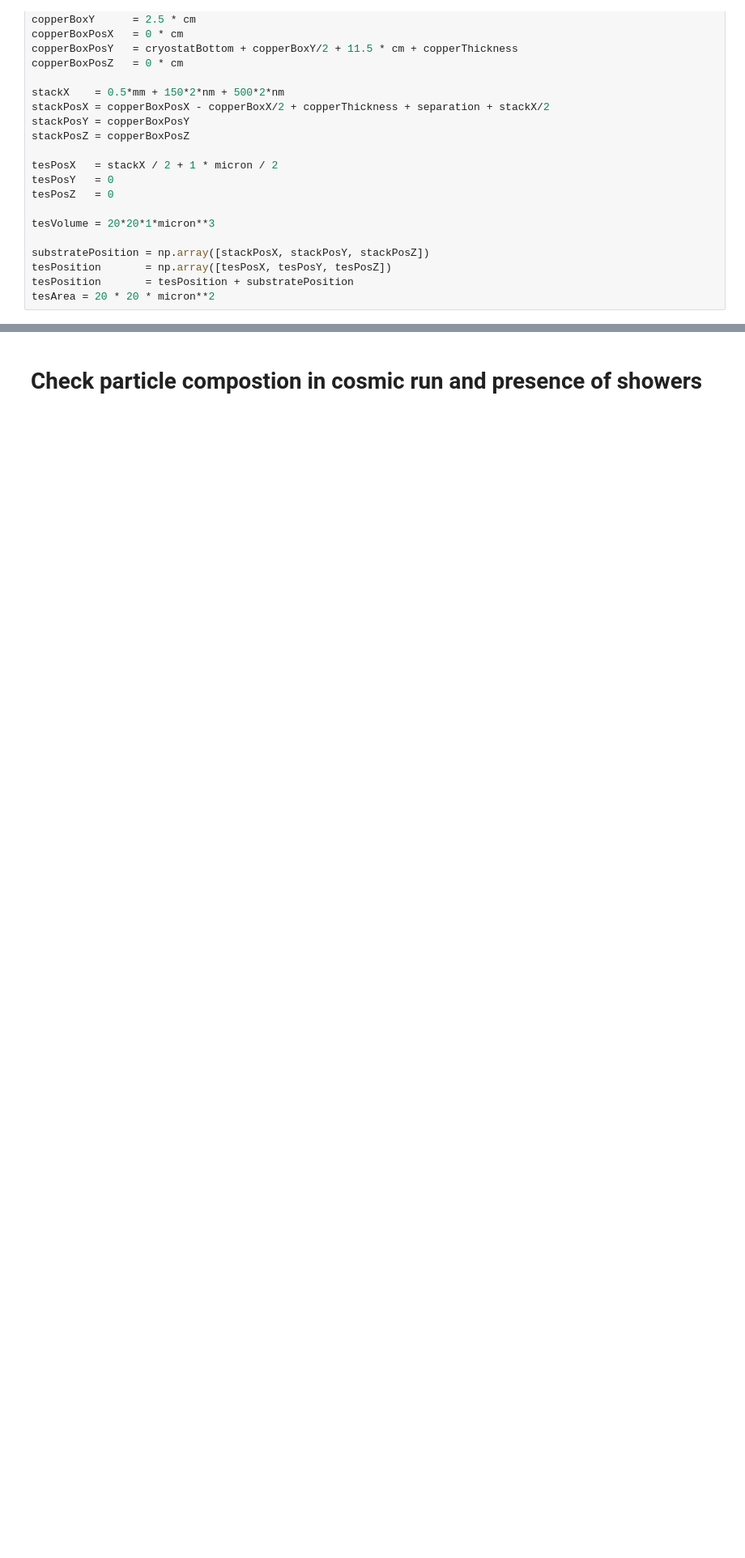
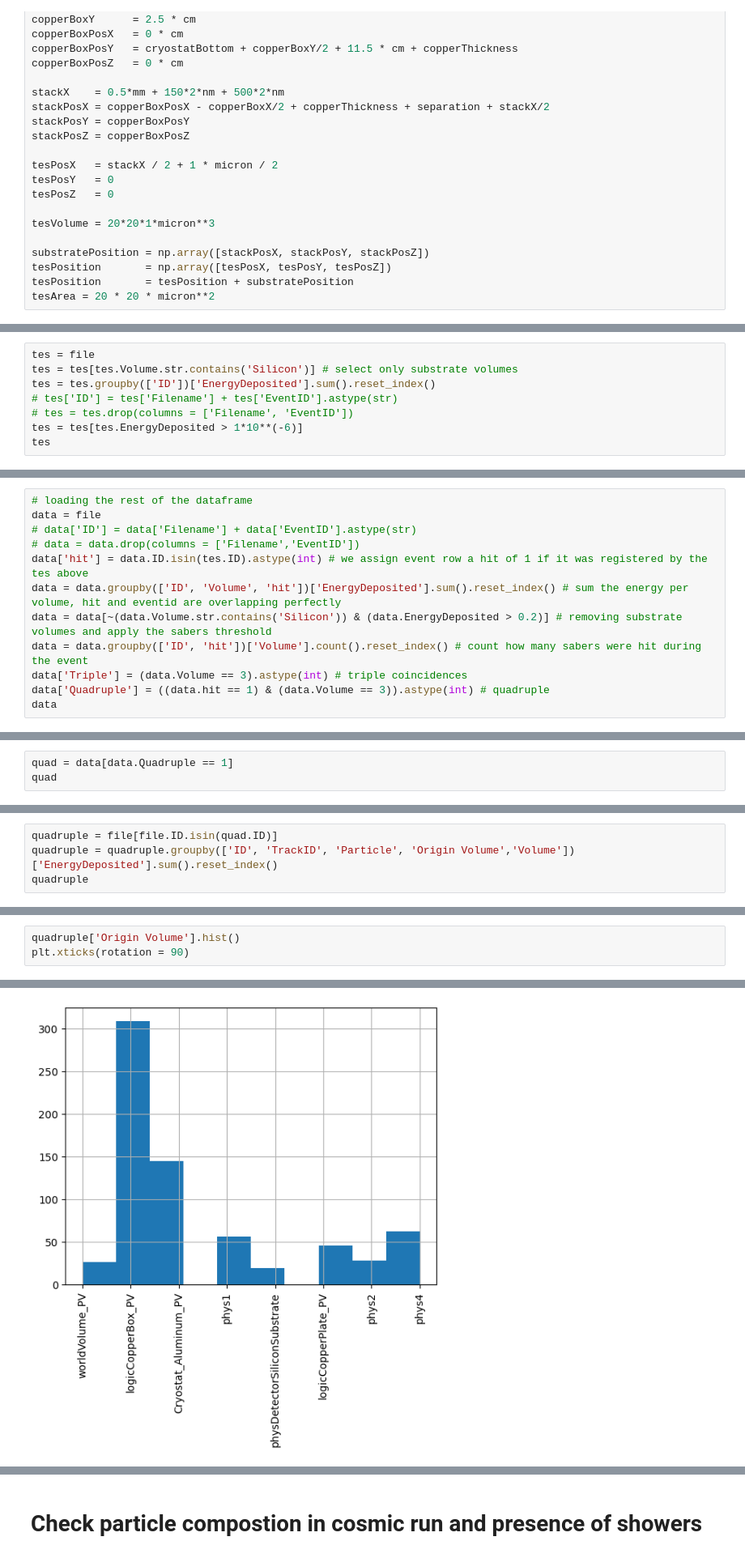
Before and after one commit to nyuad-astroparticle/tes-geant, a Jupyter notebook: analysis/coincidence.ipynb, the cells around one changed output, grey strips where cells are left out. Shown at 81% size. Cells and saved outputs as stored; diff of their text form; blank space fills up the shorter version.

Commit message:
quadruple coincidence examined

```diff
--- a/analysis/coincidence.ipynb
+++ b/analysis/coincidence.ipynb
@@ -116,0 +139,8 @@ TES Hits = 1386; Triple Coincidences = 4707; Quadruple Coincidences = 14
+# %%
+tes = file
+tes = tes[tes.Volume.str.contains('Silicon')] # select only substrate volumes
+tes = tes.groupby(['ID'])['EnergyDeposited'].sum().reset_index()
+# tes['ID'] = tes['Filename'] + tes['EventID'].astype(str)
+# tes = tes.drop(columns = ['Filename', 'EventID'])
+tes = tes[tes.EnergyDeposited > 1*10**(-6)]
+tes
@@ -116,0 +161,12 @@ TES Hits = 1386; Triple Coincidences = 4707; Quadruple Coincidences = 14
+# %%
+# loading the rest of the dataframe
+data = file
+# data['ID'] = data['Filename'] + data['EventID'].astype(str)
+# data = data.drop(columns = ['Filename','EventID'])
+data['hit'] = data.ID.isin(tes.ID).astype(int) # we assign event row a hit of 1 if it was registered by the tes above
+data = data.groupby(['ID', 'Volume', 'hit'])['EnergyDeposited'].sum().reset_index() # sum the energy per volume, hit and eventid are overlapping perfectly
+data = data[~(data.Volume.str.contains('Silicon')) & (data.EnergyDeposited > 0.2)] # removing substrate volumes and apply the sabers threshold
+data = data.groupby(['ID', 'hit'])['Volume'].count().reset_index() # count how many sabers were hit during the event
+data['Triple'] = (data.Volume == 3).astype(int) # triple coincidences
+data['Quadruple'] = ((data.hit == 1) & (data.Volume == 3)).astype(int) # quadruple
+data
@@ -116,0 +187,3 @@ TES Hits = 1386; Triple Coincidences = 4707; Quadruple Coincidences = 14
+# %%
+quad = data[data.Quadruple == 1]
+quad
@@ -116,0 +209,4 @@ TES Hits = 1386; Triple Coincidences = 4707; Quadruple Coincidences = 14
+# %%
+quadruple = file[file.ID.isin(quad.ID)]
+quadruple = quadruple.groupby(['ID', 'TrackID', 'Particle', 'Origin Volume','Volume'])['EnergyDeposited'].sum().reset_index()
+quadruple
@@ -116,0 +227,4 @@ TES Hits = 1386; Triple Coincidences = 4707; Quadruple Coincidences = 14
+# %%
+quadruple['Origin Volume'].hist()
+plt.xticks(rotation = 90)
+# %% [output]
@@ -116,0 +240 @@ TES Hits = 1386; Triple Coincidences = 4707; Quadruple Coincidences = 14
+[figure, added]
```
Also changed, not shown: parts of 12 cells of this notebook.
